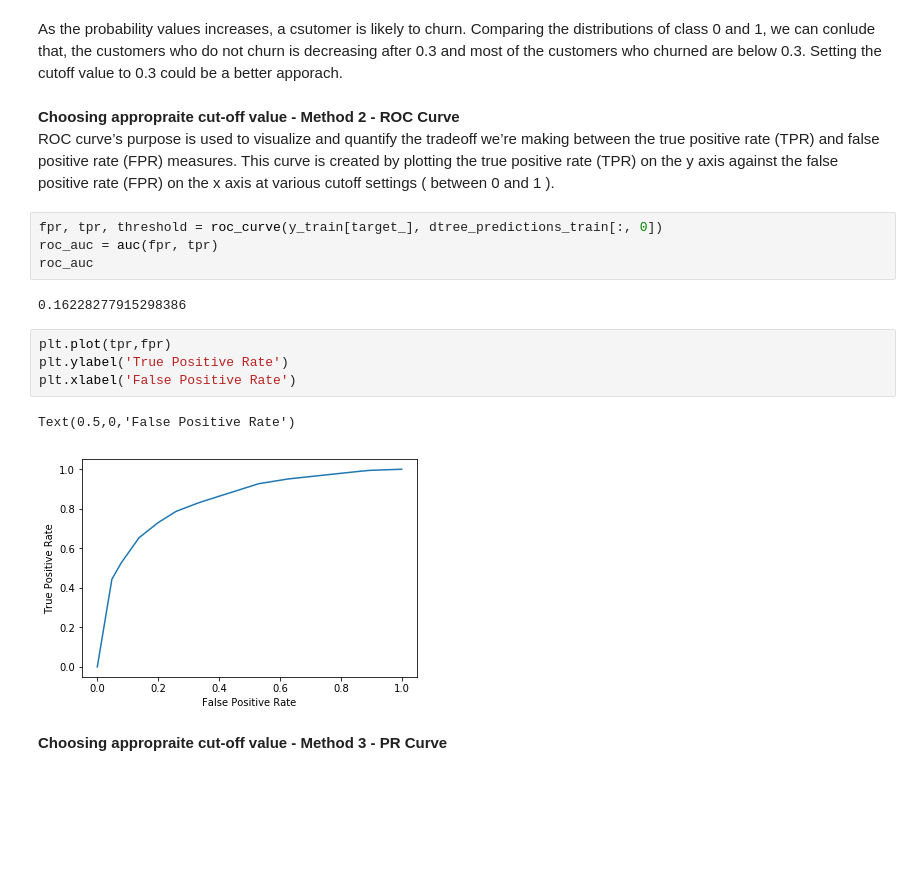
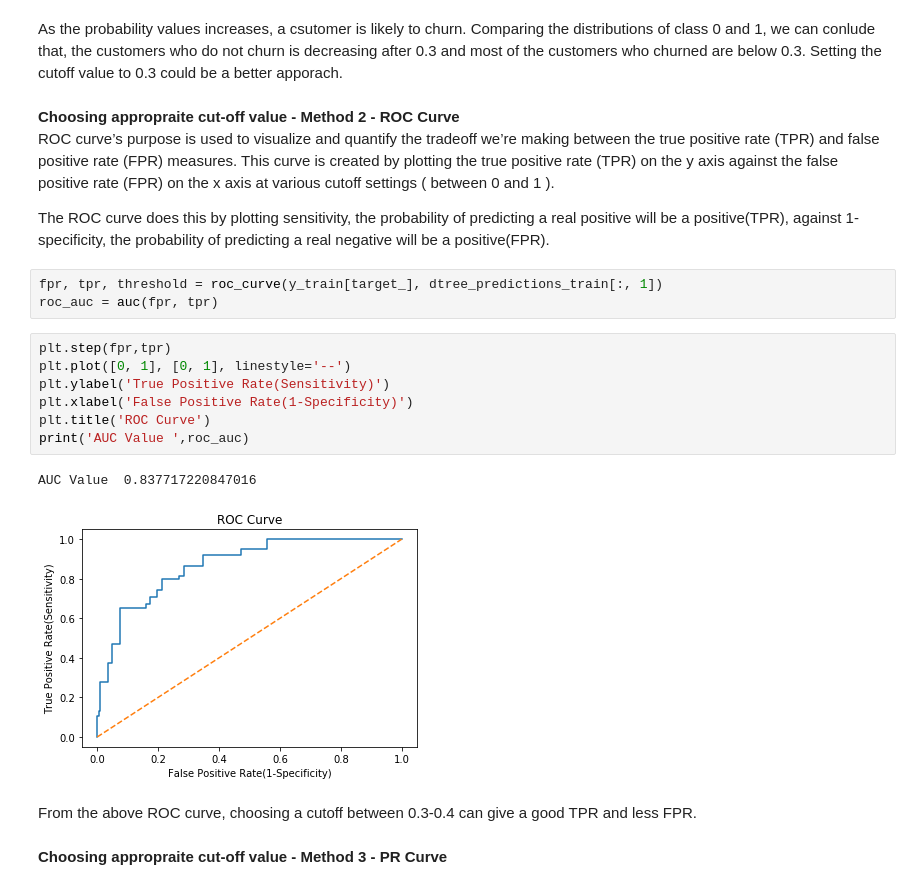
Before and after one commit to sravangereddy/DataScience_, a Jupyter notebook: Telco Customer/Telco Customer - Master Copy.ipynb, the cells around one changed output. Drawn from its saved outputs; the diff is of its cells as text; blank space fills up the shorter version.

Commit message:
Added ROC and AUC curves

```diff
--- a/Telco Customer/Telco Customer - Master Copy.ipynb
+++ b/Telco Customer/Telco Customer - Master Copy.ipynb
@@ -751,18 +770,22 @@ As the probability values increases, a csutomer is likely to churn. Comparing th
 # %% [markdown]
 <b> Choosing appropraite cut-off value - Method 2 - ROC Curve </b><br>
 ROC curve’s purpose is used to visualize and quantify the tradeoff we’re making between the true positive rate (TPR) and false positive rate (FPR) measures. This curve is created by plotting the true positive rate (TPR) on the y axis against the false positive rate (FPR) on the x axis at various cutoff settings ( between 0 and 1 ).
+
+The ROC curve does this by plotting sensitivity, the probability of predicting a real positive will be a positive(TPR), against 1-specificity, the probability of predicting a real negative will be a positive(FPR).
 # %%
-fpr, tpr, threshold = roc_curve(y_train[target_], dtree_predictions_train[:, 0])
+fpr, tpr, threshold = roc_curve(y_train[target_], dtree_predictions_train[:, 1])
 roc_auc = auc(fpr, tpr)
-roc_auc
-# %% [output]
-0.16228277915298386
 # %%
-plt.plot(tpr,fpr)
-plt.ylabel('True Positive Rate')
-plt.xlabel('False Positive Rate')
+plt.step(fpr,tpr)
+plt.plot([0, 1], [0, 1], linestyle='--')
+plt.ylabel('True Positive Rate(Sensitivity)')
+plt.xlabel('False Positive Rate(1-Specificity)')
+plt.title('ROC Curve')
+print('AUC Value ',roc_auc)
 # %% [output]
-Text(0.5,0,'False Positive Rate')
+AUC Value  0.837717220847016
-[figure, old version]
+[figure, new version]
+# %% [markdown]
+From the above ROC curve, choosing a cutoff between 0.3-0.4 can give a good TPR and less FPR.
 # %% [markdown]
 <b> Choosing appropraite cut-off value - Method 3 - PR Curve </b><br>
```
Also changed, not shown: parts of 22 cells of this notebook.
